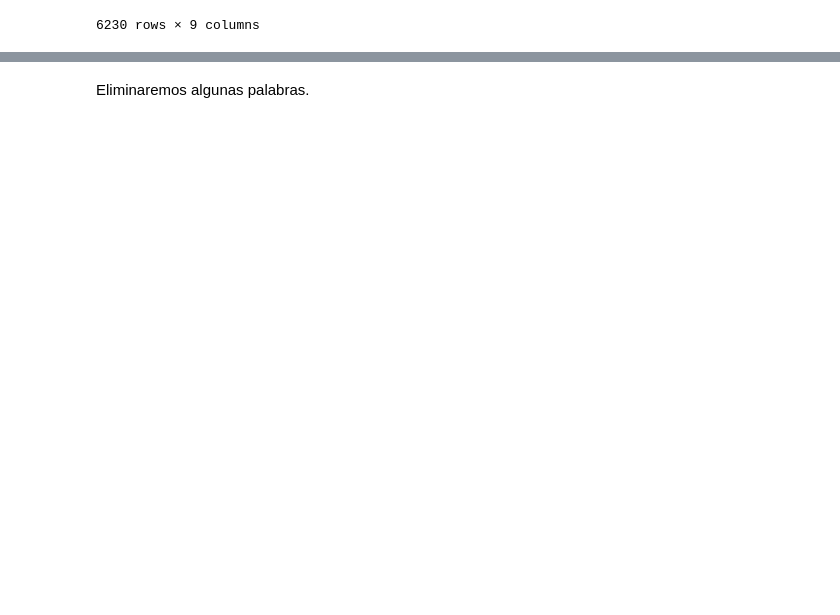
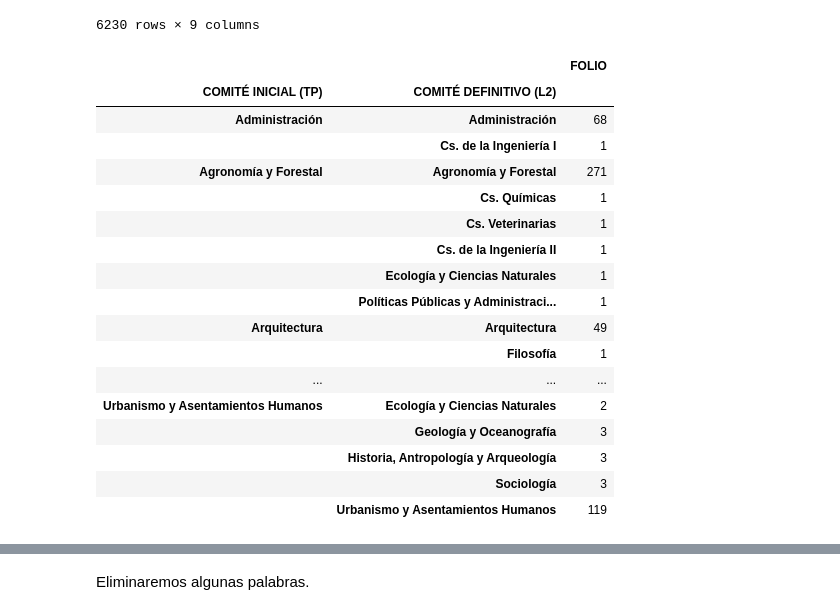
Before and after one commit to alvafox/Aprendizaje-supervisado, a Jupyter notebook: DecisionTreeClassifier_(OE).ipynb, the cells around one changed output, grey strips where cells are left out. Saved outputs shown, nothing was run; the diff lists cells and outputs as text; code cells hidden in the pictures; blank space fills up the shorter version.

```diff
--- a/DecisionTreeClassifier_(OE).ipynb
+++ b/DecisionTreeClassifier_(OE).ipynb
@@ -56,3 +53,25 @@ df
 | 6228 | 2023 | 21232439 | Agronomía y Forestal | Agronomía y Forestal | La tesis se alinea con el objetiv... | Doctorado en Ciencias de la Agric... | 3103 Agronomía (ver 2417 y 5312.0... | ... |
 | 6229 | 2023 | 21232441 | Economía | Economía | Mis líneas de investigación son E... | Doctorado en Economía | 5302 Econometría - 02 Modelos eco... | ... |
 6230 rows × 9 columns
+# %%
+pd.set_option("display.max_rows", 152)
+df.groupby(["COMITÉ INICIAL (TP)","COMITÉ DEFINITIVO (L2)"])["FOLIO"].count().to_frame()
+# %% [output]
+|  |  | FOLIO |
+| COMITÉ INICIAL (TP) | COMITÉ DEFINITIVO (L2) |  |
+| Administración | Administración | 68 |
+|  | Cs. de la Ingeniería I | 1 |
+| Agronomía y Forestal | Agronomía y Forestal | 271 |
+|  | Cs. Químicas | 1 |
+|  | Cs. Veterinarias | 1 |
+|  | Cs. de la Ingeniería II | 1 |
+|  | Ecología y Ciencias Naturales | 1 |
+|  | Políticas Públicas y Administraci... | 1 |
+| Arquitectura | Arquitectura | 49 |
+|  | Filosofía | 1 |
+| ... | ... | ... |
+| Urbanismo y Asentamientos Humanos | Ecología y Ciencias Naturales | 2 |
+|  | Geología y Oceanografía | 3 |
+|  | Historia, Antropología y Arqueología | 3 |
+|  | Sociología | 3 |
+|  | Urbanismo y Asentamientos Humanos | 119 |
```
Also changed, not shown: parts of 8 cells of this notebook.
